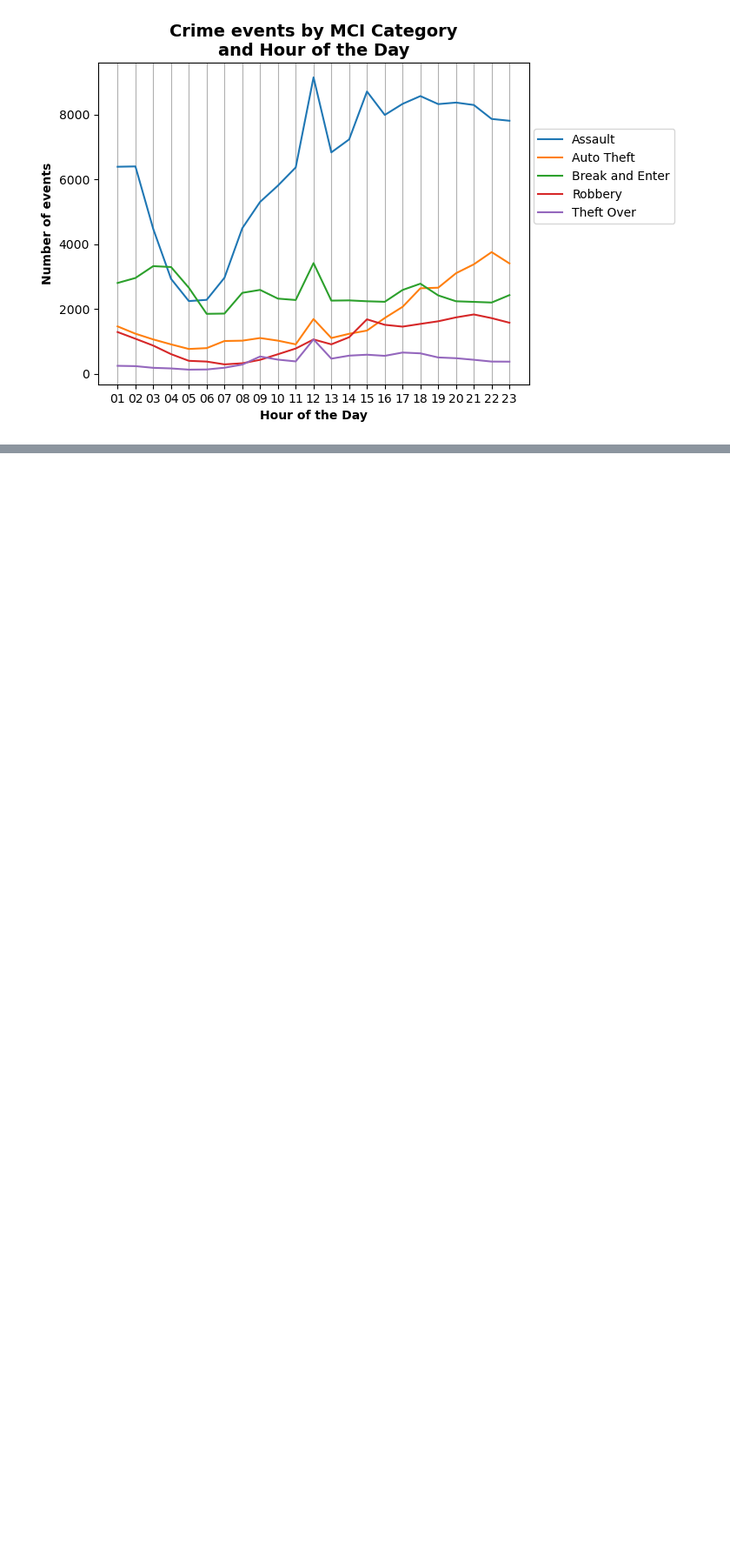
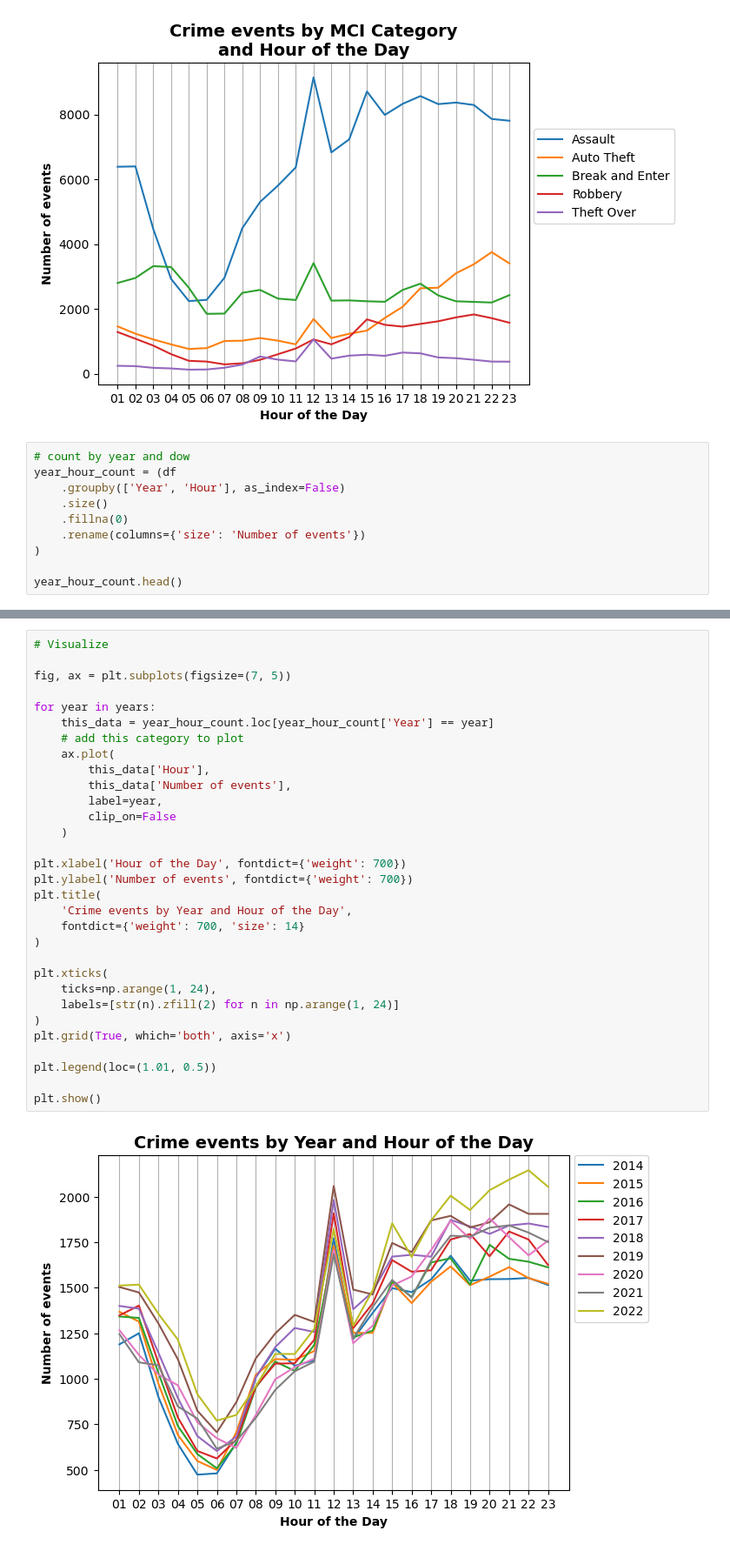
Before and after one commit to fannysigouin/project1, a Jupyter notebook: q2_peak_times.ipynb, the cells around one changed output, grey strips where cells are left out. Shown at 87% size. Saved outputs shown, nothing was run; the diff lists cells and outputs as text; blank space fills up the shorter version.

```diff
--- a/q2_peak_times.ipynb
+++ b/q2_peak_times.ipynb
@@ -696,3 +490,13 @@ plt.grid(True, which='both', axis='x')
 plt.show()
 # %% [output]
 [figure]
+# %%
+# count by year and dow
+year_hour_count = (df
+    .groupby(['Year', 'Hour'], as_index=False)
+    .size()
+    .fillna(0)
+    .rename(columns={'size': 'Number of events'})
+)
+
+year_hour_count.head()
@@ -698,0 +510,33 @@ plt.show()
+# %%
+# Visualize
+
+fig, ax = plt.subplots(figsize=(7, 5))
+
+for year in years:
+    this_data = year_hour_count.loc[year_hour_count['Year'] == year]
+    # add this category to plot
+    ax.plot(
+        this_data['Hour'],
+        this_data['Number of events'],
+        label=year,
+        clip_on=False
+    )
+
+plt.xlabel('Hour of the Day', fontdict={'weight': 700})
+plt.ylabel('Number of events', fontdict={'weight': 700})
+plt.title(
+    'Crime events by Year and Hour of the Day',
+    fontdict={'weight': 700, 'size': 14}
+)
+
+plt.xticks(
+    ticks=np.arange(1, 24),
+    labels=[str(n).zfill(2) for n in np.arange(1, 24)]
+)
+plt.grid(True, which='both', axis='x')
+
+plt.legend(loc=(1.01, 0.5))
+
+plt.show()
+# %% [output]
+[figure, added]
```
Also changed, not shown: parts of 15 cells of this notebook.
